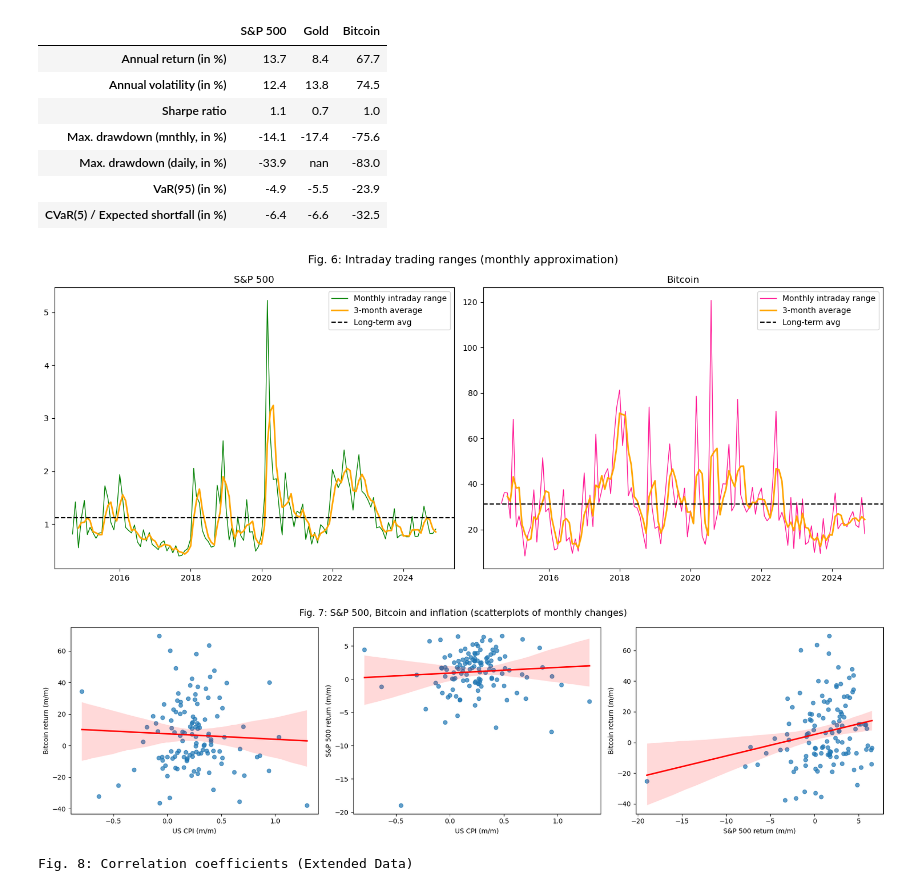
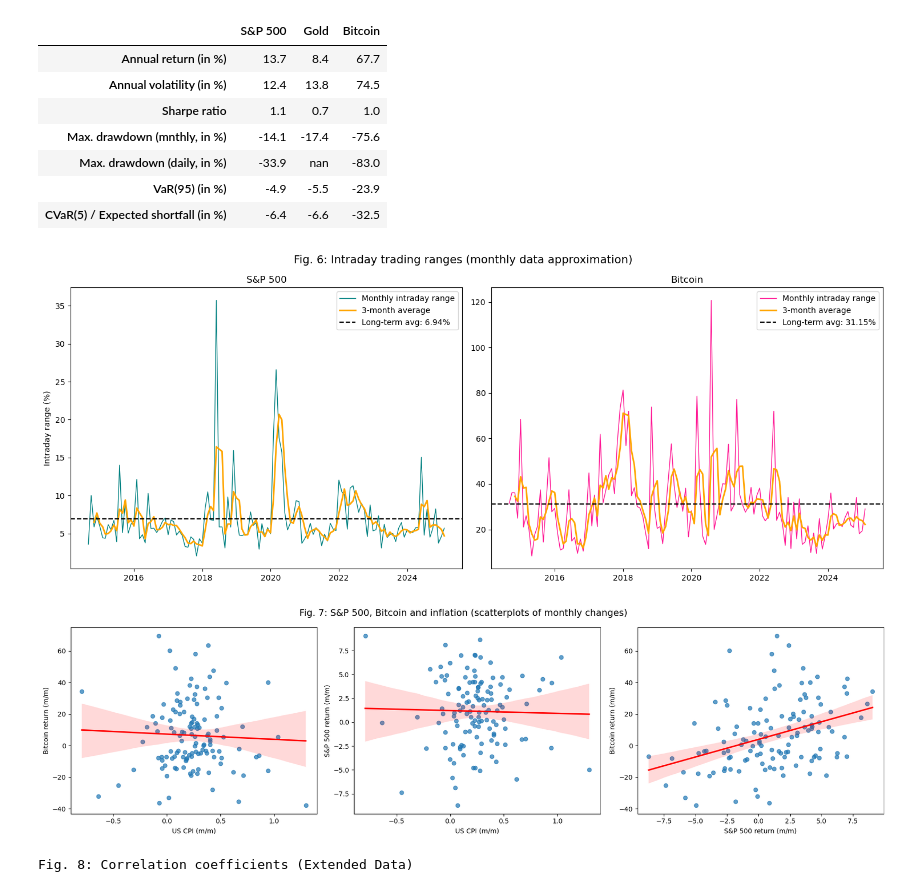
Before and after one commit to gj-goncalvescaldas/btc-3-asset-portfolio-extension, a Jupyter notebook: notebooks/03_study_replication_extended.ipynb, the cells around one changed output. Drawn from its saved outputs; the diff is of its cells as text; code cells hidden in the pictures.

```diff
--- a/notebooks/03_study_replication_extended.ipynb
+++ b/notebooks/03_study_replication_extended.ipynb
@@ -345,60 +345,78 @@ Fig. 5: Asset class summary statistics (2014-2021)
 | VaR(95) (in %) | -4.9 | -5.5 | -23.9 |
 | CVaR(5) / Expected shortfall (in %) | -6.4 | -6.6 | -32.5 |
 # %%
-btc_range = (final_df_extended['avg_high_btc'] - final_df_extended['avg_low_btc']) / final_df_extended['avg_close_btc'] * 100
-sp500_range = (final_df_extended['avg_high_sp500'] - final_df_extended['avg_low_sp500']) / final_df_extended['avg_close_sp500'] * 100
+import pandas as pd
+import matplotlib.pyplot as plt
 
+# Calcular intraday range mensual (%)
+btc_range = (final_df_study['high_btc'] - final_df_study['low_btc']) / final_df_study['close_btc'] * 100
+sp500_range = (final_df_study['high_sp500'] - final_df_study['low_sp500']) / final_df_study['close_sp500'] * 100
+
+# Rolling 3-month promedio para suavizar
 btc_roll = btc_range.rolling(3).mean()
 sp500_roll = sp500_range.rolling(3).mean()
 
+# Promedios reales
+btc_avg = btc_range.mean()
+sp500_avg = sp500_range.mean()
+
 fig, axes = plt.subplots(1, 2, figsize=(15, 6))
 
-axes[0].plot(final_df_extended['month'], sp500_range, label='Monthly intraday range', color='green', linewidth=1)
-axes[0].plot(final_df_extended['month'], sp500_roll, label='3-month average', color='orange', linewidth=2)
-axes[0].axhline(sp500_range.mean(), label='Long-term avg', color='black', linestyle='--')
+# S&P 500
+axes[0].plot(final_df_study['month'], sp500_range, label='Monthly intraday range', color='teal', linewidth=1)
+axes[0].plot(final_df_study['month'], sp500_roll, label='3-month average', color='orange', linewidth=2)
+axes[0].axhline(sp500_avg, label=f'Long-term avg: {sp500_avg:.2f}%', color='black', linestyle='--')
 axes[0].set_title('S&P 500')
+axes[0].set_ylabel('Intraday range (%)')
 axes[0].legend()
 
-axes[1].plot(final_df_extended['month'], btc_range, label='Monthly intraday range', color='deeppink', linewidth=1)
-axes[1].plot(final_df_extended['month'], btc_roll, label='3-month average', color='orange', linewidth=2)
-axes[1].axhline(btc_range.mean(), label='Long-term avg', color='black', linestyle='--')
+# Bitcoin
+axes[1].plot(final_df_study['month'], btc_range, label='Monthly intraday range', color='deeppink', linewidth=1)
+axes[1].plot(final_df_study['month'], btc_roll, label='3-month average', color='orange', linewidth=2)
+axes[1].axhline(btc_avg, label=f'Long-term avg: {btc_avg:.2f}%', color='black', linestyle='--')
 axes[1].set_title('Bitcoin')
 axes[1].legend()
 
-fig.suptitle('Fig. 6: Intraday trading ranges (monthly approximation)', fontsize=14)
+fig.suptitle('Fig. 6: Intraday trading ranges (monthly data approximation)', fontsize=14)
+
 plt.tight_layout()
-plt.savefig('../figures/figure_6.png', dpi=300)
 plt.show()
 # %% [output]
-[figure, old version]
+[figure, new version]
 # %%
+import pandas as pd
+import matplotlib.pyplot as plt
 import seaborn as sns
-import matplotlib.pyplot as plt
+import numpy as np
 
-returns = final_df_extended[['avg_close_btc', 'avg_close_sp500', 'avg_price_gold', 'avg_cpi']].pct_change().dropna() * 100
-returns['cpi_return'] = returns['avg_cpi']
+# Monthly Returns
+returns = final_df_study[['close_btc', 'close_sp500', 'close_gold']].pct_change().dropna() * 100
+returns['cpi_return'] = final_df_study['avg_cpi'].pct_change() * 100
+returns = returns.dropna()
 
 fig, axes = plt.subplots(1, 3, figsize=(18, 5))
 
-sns.regplot(x='cpi_return', y='avg_close_btc', data=returns, ax=axes[0], scatter_kws={'alpha':0.7}, line_kws={"color":"red"})
+# BTC vs CPI
+sns.regplot(x='cpi_return', y='close_btc', data=returns, ax=axes[0], scatter_kws={'alpha':0.7}, line_kws={"color":"red"})
 axes[0].set_xlabel('US CPI (m/m)')
 axes[0].set_ylabel('Bitcoin return (m/m)')
 
-sns.regplot(x='cpi_return', y='avg_close_sp500', data=returns, ax=axes[1], scatter_kws={'alpha':0.7}, line_kws={"color":"red"})
+# S&P500 vs CPI
+sns.regplot(x='cpi_return', y='close_sp500', data=returns, ax=axes[1], scatter_kws={'alpha':0.7}, line_kws={"color":"red"})
 axes[1].set_xlabel('US CPI (m/m)')
 axes[1].set_ylabel('S&P 500 return (m/m)')
 
-sns.regplot(x='avg_close_sp500', y='avg_close_btc', data=returns, ax=axes[2], scatter_kws={'alpha':0.7}, line_kws={"color":"red"})
+# BTC vs SP500
+sns.regplot(x='close_sp500', y='close_btc', data=returns, ax=axes[2], scatter_kws={'alpha':0.7}, line_kws={"color":"red"})
 axes[2].set_xlabel('S&P 500 return (m/m)')
 axes[2].set_ylabel('Bitcoin return (m/m)')
 
 fig.suptitle('Fig. 7: S&P 500, Bitcoin and inflation (scatterplots of monthly changes)', fontsize=14)
 
 plt.tight_layout()
-plt.savefig('../figures/figure_7.png', dpi=300)
 plt.show()
 # %% [output]
-[figure, old version]
+[figure, new version]
 # %%
 corr_extended = returns[['avg_close_sp500', 'avg_price_gold', 'avg_close_btc', 'cpi_return']].corr()
 
```
Also changed, not shown: 2 other files.
